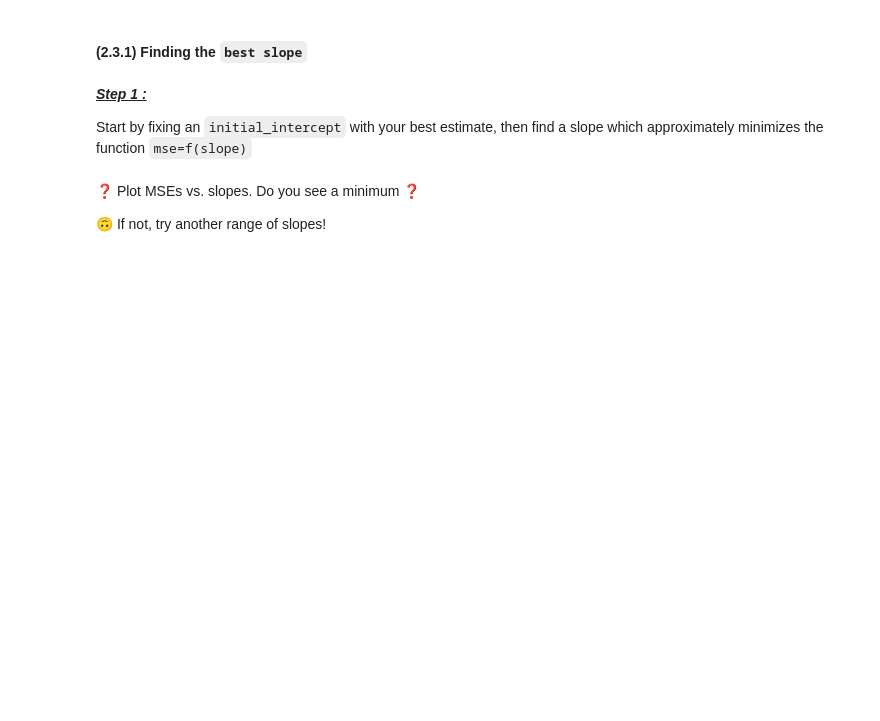
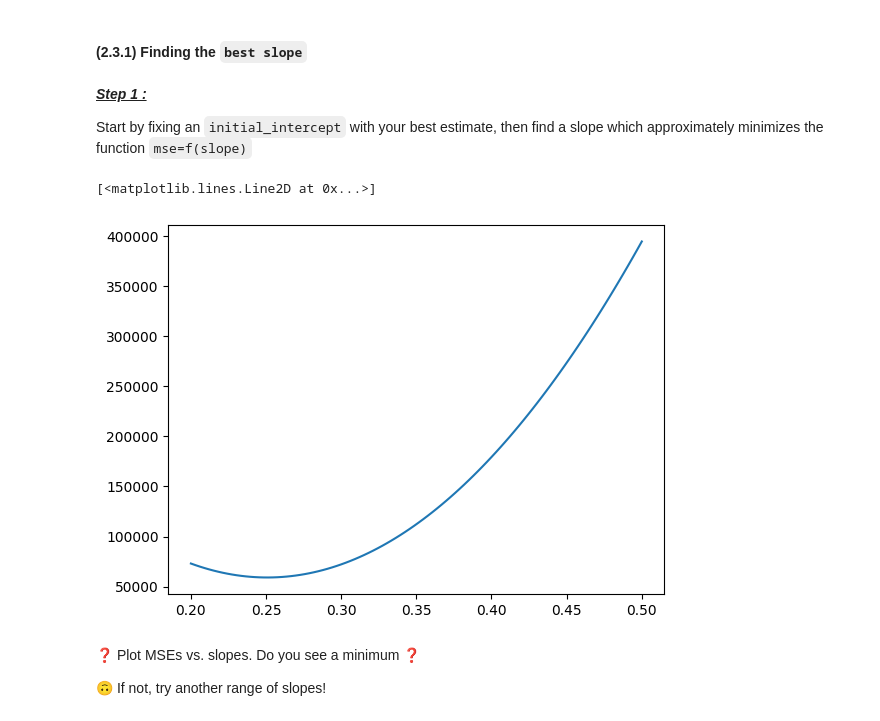
Before and after one commit to antoinelugol/data-real-estate-advanced-estimator, a Jupyter notebook: 02-real_estate_advanced_estimator.ipynb, the cells around one changed output. Drawn from its saved outputs; the diff is of its cells as text; code cells hidden in the pictures; blank space fills up the shorter version.

```diff
--- a/02-real_estate_advanced_estimator.ipynb
+++ b/02-real_estate_advanced_estimator.ipynb
@@ -210,7 +226,18 @@ def squared_errors(slope, intercept, surfaces, prices):
     """TO DO: return an array containing the squared errors between
     all real prices from the dataset and the predicted prices
     """
-    pass  # YOUR CODE HERE
+    n = len(surfaces)
+    squared_error_1 = []
+
+    for i in range(n):
+            price = prices[i]
+            surface = surfaces[i]
+            predicted_price = slope * surface + intercept
+            arg = (price - predicted_price)**2
+            squared_error_1.append(arg)
+
+    squared_error = np.array(squared_error_1)
+    return squared_error
 # %% [markdown]
 💡 A general principle in Data Science / Modelling is that $ \large error = f(y, \hat{y})$ where:
 
@@ -227,7 +254,8 @@ def squared_errors(slope, intercept, surfaces, prices):
 # %%
 def mse(slope, intercept, surfaces, prices):
     '''TO DO: Return the mean of the array contained in squared_errors as a float.'''
-    pass  # YOUR CODE HERE
+    E = squared_errors(slope, intercept, surfaces, prices)
+    return E.mean()
 # %% [markdown]
 👉 In section _(2.1) Visual approach_, you visually tried to estimate the "best line", which consists in finding the best pair `(slope, intercept)`.
 
@@ -249,10 +280,20 @@ def mse(slope, intercept, surfaces, prices):
 Start by fixing an  `initial_intercept` with your best estimate, then find a slope which approximately minimizes the function  `mse=f(slope)`
 # %%
 # Define an initial_intercept, for instance, we may suppose there is always a small transaction fee even for very small flats?
+initial_intercept = 25
 # %%
 # Create a range of 100 slopes which contains what you believe is the optimal slope (hint: np.linspace())
+slopes = np.linspace(0.2,0.5,100)
 # %%
 # Create the list of MSEs for each slope value
+MSEs = []
+for i in range(len(slopes)):
+    v = mse(slopes[i], initial_intercept, surfaces, prices)
+    MSEs.append(v)
+plt.plot(slopes, MSEs)
+# %% [output]
+[<matplotlib.lines.Line2D at 0x...>]
+[figure, added]
 # %% [markdown]
 ❓ Plot MSEs vs. slopes. Do you see a minimum ❓
 
```
Also changed, not shown: parts of 20 cells of this notebook.
